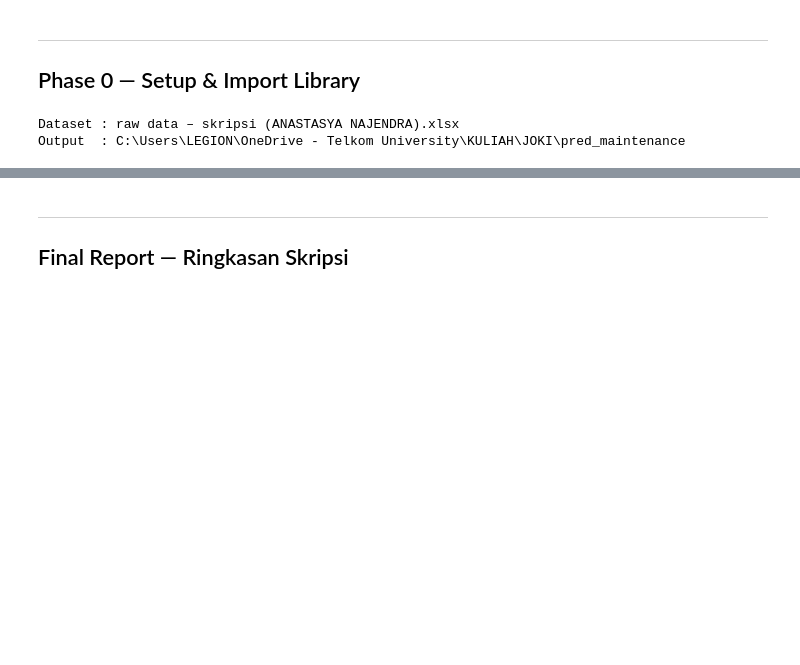
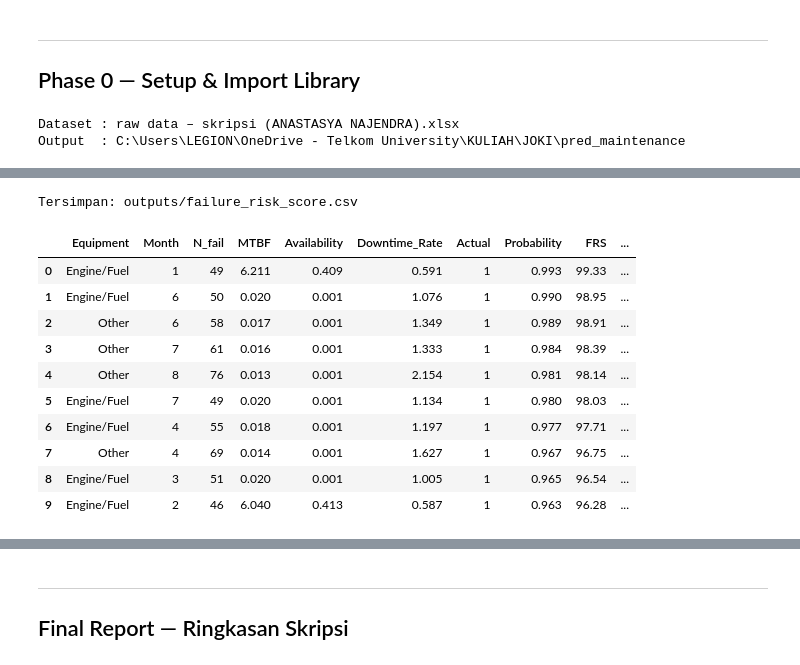
Before and after one commit to AdinarTri/pred_maintenance, a Jupyter notebook: notebook/predictive_maintenance.ipynb, the cells around one changed output, grey strips where cells are left out. Cells and saved outputs as stored; diff of their text form; code cells hidden in the pictures; blank space fills up the shorter version.

```diff
--- a/notebook/predictive_maintenance.ipynb
+++ b/notebook/predictive_maintenance.ipynb
@@ -517,0 +330,24 @@ Keterbatasan berikut penting dicantumkan agar hasil ditafsirkan secara proporsio
+# %%
+panel['FRS_prob'] = logreg.predict_proba(scaler.transform(X))[:,1]
+panel['FRS'] = (panel['FRS_prob']*100).round(2)
+panel['Prediction'] = (panel['FRS_prob'] >= 0.5).astype(int)
+frs_table = (panel[['component','midx','N_fail','MTBF','Availability','Downtime_Rate','failure','FRS_prob','FRS','Prediction']]
+             .rename(columns={'component':'Equipment','midx':'Month','failure':'Actual','FRS_prob':'Probability'})
+             .sort_values('FRS', ascending=False).reset_index(drop=True))
+for c in ['MTBF','Availability','Downtime_Rate','Probability']: frs_table[c]=frs_table[c].round(3)
+frs_table.to_csv(os.path.join(DIR_OUTPUTS,'failure_risk_score.csv'), index=False)
+print('Tersimpan: outputs/failure_risk_score.csv')
+frs_table.head(10)
+# %% [output]
+Tersimpan: outputs/failure_risk_score.csv
+|  | Equipment | Month | N_fail | MTBF | Availability | Downtime_Rate | Actual | Probability | FRS | ... |
+| 0 | Engine/Fuel | 1 | 49 | 6.211 | 0.409 | 0.591 | 1 | 0.993 | 99.33 | ... |
+| 1 | Engine/Fuel | 6 | 50 | 0.020 | 0.001 | 1.076 | 1 | 0.990 | 98.95 | ... |
+| 2 | Other | 6 | 58 | 0.017 | 0.001 | 1.349 | 1 | 0.989 | 98.91 | ... |
+| 3 | Other | 7 | 61 | 0.016 | 0.001 | 1.333 | 1 | 0.984 | 98.39 | ... |
+| 4 | Other | 8 | 76 | 0.013 | 0.001 | 2.154 | 1 | 0.981 | 98.14 | ... |
+| 5 | Engine/Fuel | 7 | 49 | 0.020 | 0.001 | 1.134 | 1 | 0.980 | 98.03 | ... |
+| 6 | Engine/Fuel | 4 | 55 | 0.018 | 0.001 | 1.197 | 1 | 0.977 | 97.71 | ... |
+| 7 | Other | 4 | 69 | 0.014 | 0.001 | 1.627 | 1 | 0.967 | 96.75 | ... |
+| 8 | Engine/Fuel | 3 | 51 | 0.020 | 0.001 | 1.005 | 1 | 0.965 | 96.54 | ... |
+| 9 | Engine/Fuel | 2 | 46 | 6.040 | 0.413 | 0.587 | 1 | 0.963 | 96.28 | ... |
```
Also changed, not shown: parts of 58 cells of this notebook, 14 other files.
